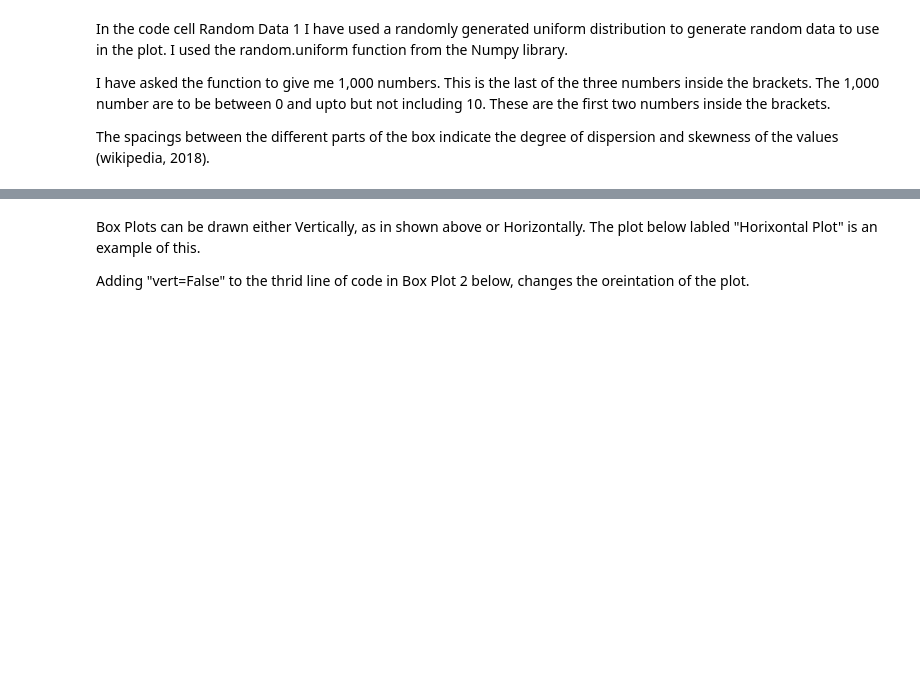
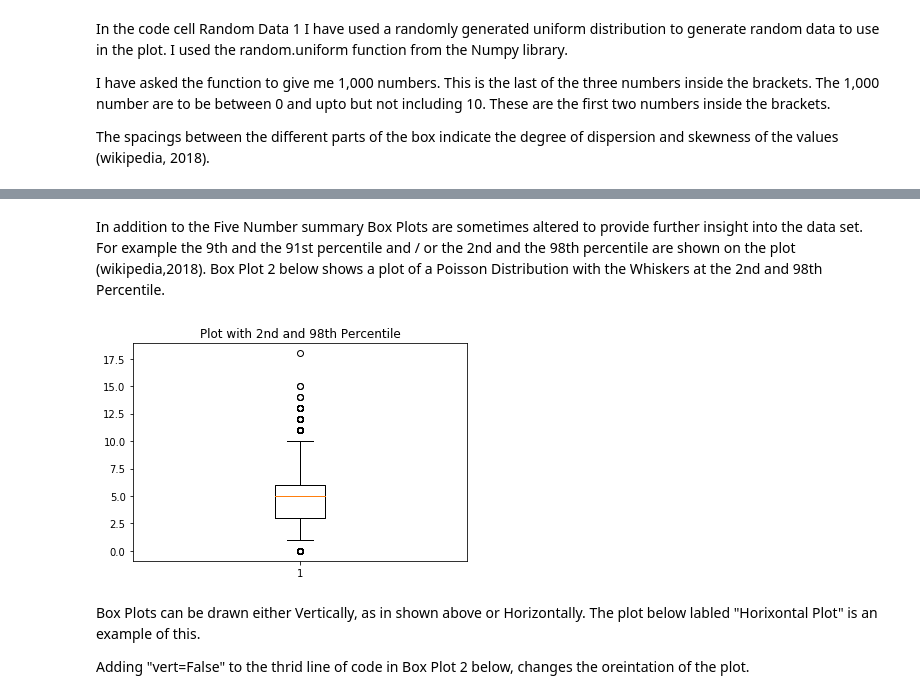
Before and after one commit to Wayne742/Fundamentals-Project-S2-2018, a Jupyter notebook: Fundamentals of Data Analysis Project 2018.ipynb, the cells around one changed output, grey strips where cells are left out. Saved outputs shown, nothing was run; the diff lists cells and outputs as text; code cells hidden in the pictures; blank space fills up the shorter version.

Commit message:
Added text to section 1. Added labeled plot to section 3.

```diff
--- a/Fundamentals of Data Analysis Project 2018.ipynb
+++ b/Fundamentals of Data Analysis Project 2018.ipynb
@@ -53,3 +53,19 @@ plt.show() # Using the 'show' command to display the plot.
+# %% [markdown]
+In addition to the Five Number summary Box Plots are sometimes altered to provide further insight into the data set. For example the 9th and the 91st percentile and / or the 2nd and the 98th percentile are shown on the plot (wikipedia,2018).
+Box Plot 2 below shows a plot of a Poisson Distribution with the Whiskers at the 2nd and 98th Percentile.
+# %%
+# Random Data 2.
+# Generating random data for use in the example Box Plot 1. Using random.poisson function.
+m = np.random.poisson(5,10000) # Random data assigned to the variable "m".
+# %%
+# Box Plot 2.
+# Create a Box Plot using random data generated in Random Data 2. Poisson Distribution.
+# The Whiskers are set at the 2nd and 98th Percentiles.
+plt.boxplot(m, whis=[2,98]) # Code to generate box plot of the data in the variable 'm'.
+plt.title('Plot with 2nd and 98th Percentile') # Sets the title for the plot. Displayed at the top of the plot.
+plt.show() # Using the 'show' command to display the plot.
+# %% [output]
+[figure, added]
 # %% [markdown]
 Box Plots can be drawn either Vertically, as in shown above or Horizontally. The plot below labled "Horixontal Plot" is an example of this.
 
```
Also changed, not shown: parts of 12 cells of this notebook.
